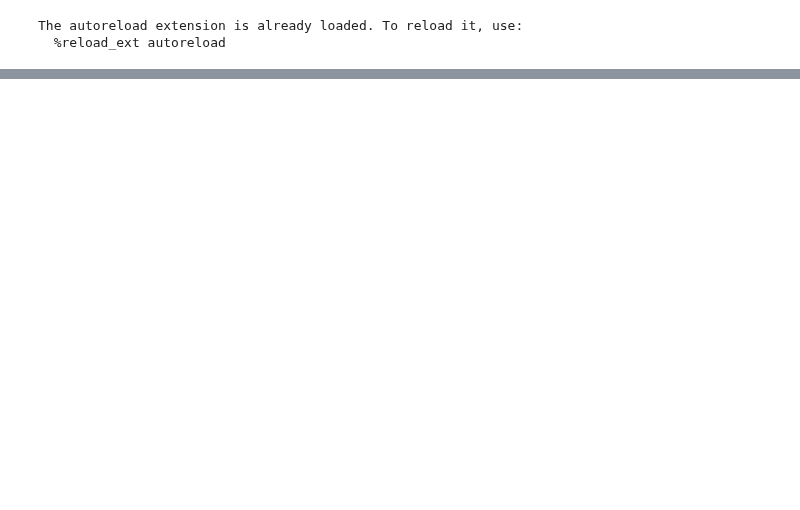
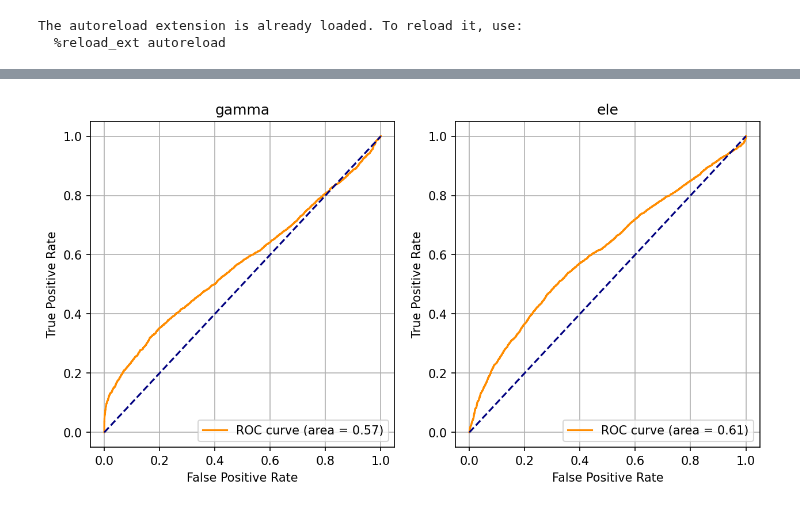
Before and after one commit to valsdav/DeepSuperCluster, a Jupyter notebook: Evaluation/evaluation_jets.ipynb, the cells around one changed output, grey strips where cells are left out. Drawn from its saved outputs; the diff is of its cells as text; code cells hidden in the pictures; blank space fills up the shorter version.

```diff
--- a/Evaluation/evaluation_jets.ipynb
+++ b/Evaluation/evaluation_jets.ipynb
@@ -37,0 +53,7 @@ def
+# %%
+fig, axis = plt.subplots(1, 2, figsize=(10,5))
+
+plot_roc(df_gamma, df_jet, name='gamma', ax=axis[0])
+plot_roc(df_ele, df_jet, name='ele', ax=axis[1])
+# %% [output]
+[figure, added]
```
Also changed, not shown: parts of 7 cells of this notebook, 2 other files.
